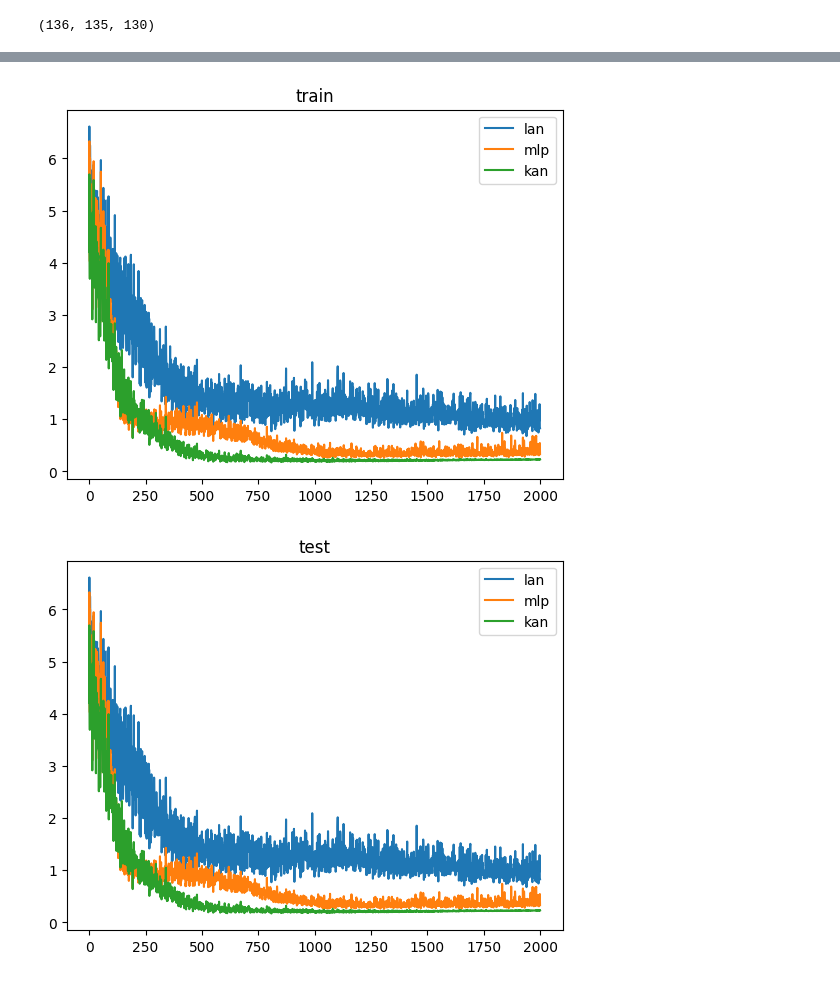
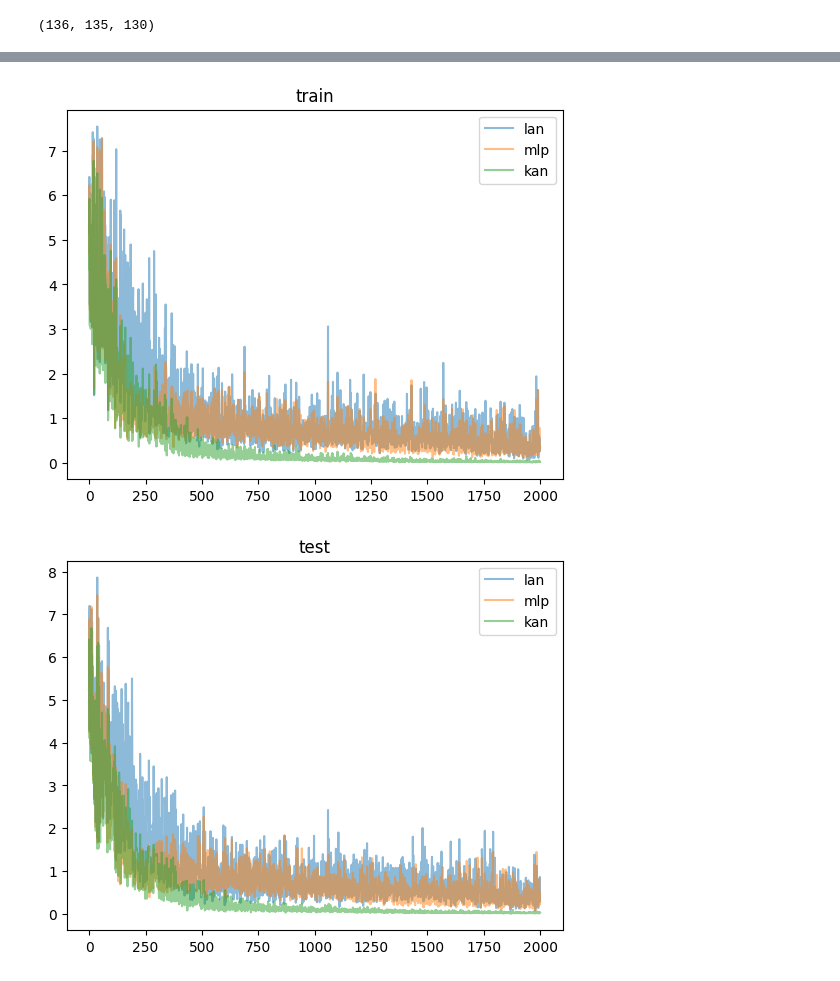
Before and after one commit to ansafronov/KAN_dl_project, a Jupyter notebook: LAN_layer.ipynb, the cells around one changed output, grey strips where cells are left out. Saved outputs shown, nothing was run; the diff lists cells and outputs as text; code cells hidden in the pictures.

```diff
--- a/LAN_layer.ipynb
+++ b/LAN_layer.ipynb
@@ -35,7 +35,7 @@ class LAN_layer(nn.Module):
         self.scale_sp = scale_sp
 
         # определить grid
-        self.grid = torch.einsum('i,j->ij', torch.ones(self.dim, device=device), torch.linspace(grid_range[0], grid_range[1], steps=num + 1, device=device))
+        self.grid = torch.einsum('i,j->ij', torch.ones(self.dim, device=device), torch.linspace(grid_range[0], grid_range[1], steps=num + 1, device=device)) # (dim, grid)
         self.grid = torch.nn.Parameter(self.grid).requires_grad_(False)
 
         noises = (torch.rand(self.dim, self.grid.shape[1]) - 1 / 2) * noise_scale / num
@@ -46,19 +46,20 @@ class LAN_layer(nn.Module):
         self.bias = nn.Linear(dim, 1, bias=False, device=device)
         self.bias.weight.data *= 0.
 
-        self.acts_scale =
+        self.acts_scale = torch.zeros(dim).to(self.device)
 
     def forward(self, x):
         # (batch, dim) -> (dim, batch)
         x = x.permute(1, 0)
         y = coef2curve(x_eval=x, grid=self.grid, coef=self.coef, k=self.k, device=self.device).permute(1, 0)  # shape (batch, dim)
 
-        base = self.base_fun(x).permute(1, 0)  # shape (batch, size)
-        y = self.scale_base * base + self.scale_sp * y
+        base = self.base_fun(x).permute(1, 0)  # shape (batch, dim)
+        y = self.scale_base * base + self.scale_sp * y # (batch, dim)
 
-        input_range = grid_reshape[:, :, -1] - grid_reshape[:, :, 0] + 1e-4
-        output_range = torch.mean(torch.abs(postacts), dim=0)
-        self.acts_scale.append(output_range / input_range)
+        grid_reshape = self.grid # (dim, grid)
+        input_range = grid_reshape[:, -1] - grid_reshape[:, 0] + 1e-4 # (dim, )
+        output_range = torch.mean(torch.abs(y), dim=0) # (dim, )
+        self.acts_scale = (output_range / input_range).to(self.device)
 
         return y + self.bias.weight
 
@@ -128,8 +186,8 @@ get_n_params(model_lan), get_n_params(model_mlp), get_n_params(model_kan)
 # %% [output]
 (136, 135, 130)
 # %%
-batch_size = 128
-batch_size_test = 128
+batch_size = 32
+batch_size_test = 32
 steps = 2000
 
 optimizer_lan = torch.optim.AdamW(model_lan.parameters(), lr=1e-3)
@@ -231,19 +285,16 @@ for _ in pbar:
     # reg_ = reg(self.acts_scale)
 # %%
 import matplotlib.pyplot as plt
-# %%
-for x in train_losses:
-    plt.plot(train_losses[x], label=x)
-plt.title('train')
-plt.legend()
-plt.show()
-
-
-for x in test_losses:
-    plt.plot(train_losses[x], label=x)
-plt.title('test')
-plt.legend()
-plt.show()
-# %% [output]
-[figure, removed]
-[figure, removed]
+# %%
+def plot_loss(losses, name):
+    for x in losses:
+        plt.plot(losses[x], label=x, alpha=0.5)
+    plt.title(name)
+    plt.legend()
+    plt.show()
+# %%
+plot_loss(train_losses, 'train')
+plot_loss(test_losses, 'test')
+# %% [output]
+[figure, added]
+[figure, added]
```
Also changed, not shown: parts of 4 cells of this notebook.
